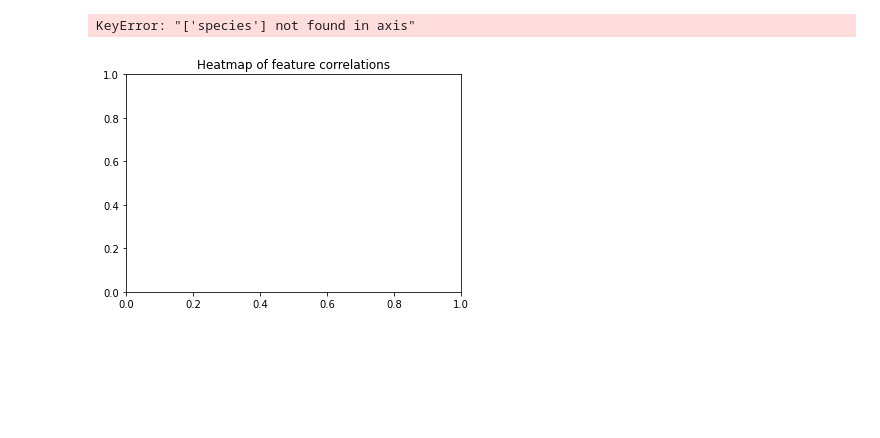
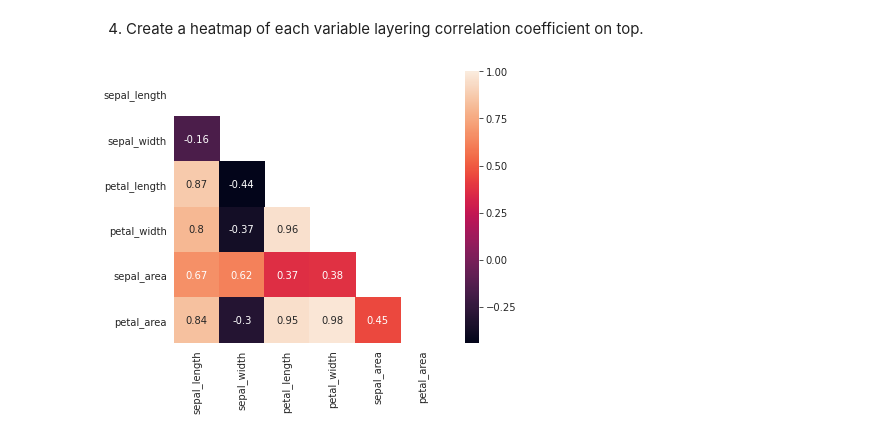
Before and after one commit to noahmelngailis/ds-methodologies-exercises, a Jupyter notebook: classification/explore_excercises.ipynb, the cells around one changed output. Drawn from its saved outputs; the diff is of its cells as text; code cells hidden in the pictures; blank space fills up the shorter version.

```diff
--- a/classification/explore_excercises.ipynb
+++ b/classification/explore_excercises.ipynb
@@ -69,8 +88,12 @@ ValueError: Could not interpret input 'species'
-# %%
-
-plt.title("Heatmap of feature correlations")
-sns.heatmap(train.drop(columns="species").corr(), annot=True, cmap="Blues")
-plt.show()
-# %% [output]
-KeyError: "['species'] not found in axis"
-[figure, removed]
+# %% [markdown]
+4. Create a heatmap of each variable layering correlation coefficient on top.
+# %%
+
+corr = train.corr()
+mask = np.zeros_like(corr)
+mask[np.triu_indices_from(mask)] = True
+with sns.axes_style("white"):
+    f, ax = plt.subplots(figsize=(7, 5))
+    ax = sns.heatmap(corr, mask=mask, square=True, annot=True)
+# %% [output]
+[figure, added]
```
Also changed, not shown: parts of 18 cells of this notebook.
